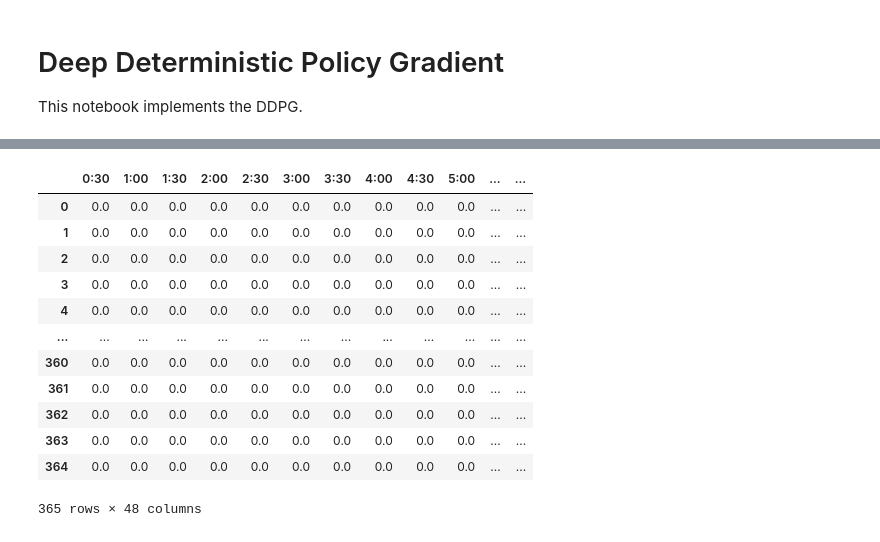
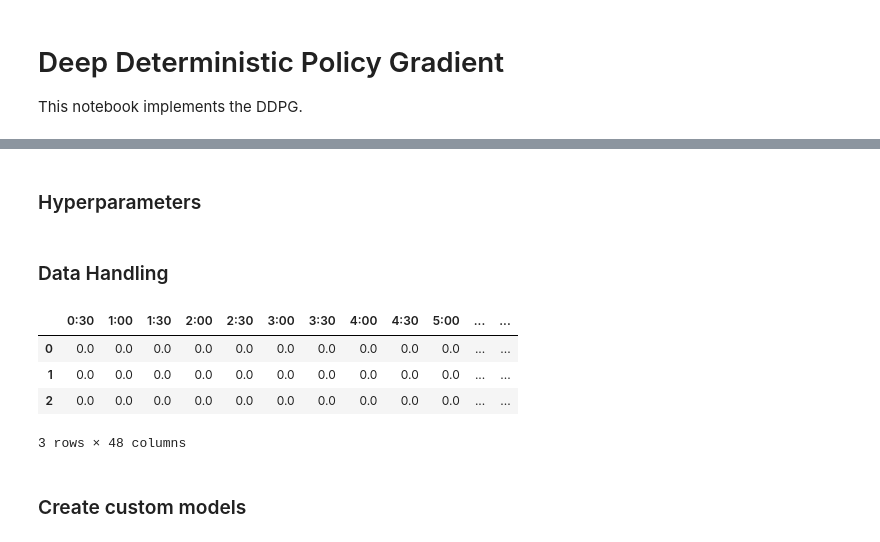
Before and after one commit to JonasSievers/Federated-Reinforcement-Learning-for-Battery-Charging, a Jupyter notebook: src/notebooks/DDPG.ipynb, the cells around one changed output, grey strips where cells are left out. Cells and saved outputs as stored; diff of their text form; code cells hidden in the pictures.

```diff
--- a/src/notebooks/DDPG.ipynb
+++ b/src/notebooks/DDPG.ipynb
@@ -33 +47,3 @@ WARNING:tensorflow:From c:\Users\rs1044\Documents\GitHub\Federated-Reinforcement
+# %% [markdown]
+### Hyperparameters
 # %%
@@ -168,23 +182,17 @@ Regular evaluations help track the agent's progress, enabling the identification
 a basis for comparison between different training iterations.
 """
 eval_interval = 50
+# %% [markdown]
+### Data Handling
 # %%
 # Load data
 data_train = DL.get_customer_data(DL.loadData('../../data/load1011.csv'), DL.loadPrice('../../data/price.csv'), customer)
 data_eval = DL.get_customer_data(DL.loadData('../../data/load1112.csv'), DL.loadPrice('../../data/price.csv'), customer)
 # %%
-data_train[1]
+data_train[1][:3]
 # %% [output]
 |  | 0:30 | 1:00 | 1:30 | 2:00 | 2:30 | 3:00 | 3:30 | 4:00 | 4:30 | 5:00 | ... | ... |
 | 0 | 0.0 | 0.0 | 0.0 | 0.0 | 0.0 | 0.0 | 0.0 | 0.0 | 0.0 | 0.0 | ... | ... |
 | 1 | 0.0 | 0.0 | 0.0 | 0.0 | 0.0 | 0.0 | 0.0 | 0.0 | 0.0 | 0.0 | ... | ... |
 | 2 | 0.0 | 0.0 | 0.0 | 0.0 | 0.0 | 0.0 | 0.0 | 0.0 | 0.0 | 0.0 | ... | ... |
-| 3 | 0.0 | 0.0 | 0.0 | 0.0 | 0.0 | 0.0 | 0.0 | 0.0 | 0.0 | 0.0 | ... | ... |
-| 4 | 0.0 | 0.0 | 0.0 | 0.0 | 0.0 | 0.0 | 0.0 | 0.0 | 0.0 | 0.0 | ... | ... |
-| ... | ... | ... | ... | ... | ... | ... | ... | ... | ... | ... | ... | ... |
-| 360 | 0.0 | 0.0 | 0.0 | 0.0 | 0.0 | 0.0 | 0.0 | 0.0 | 0.0 | 0.0 | ... | ... |
-| 361 | 0.0 | 0.0 | 0.0 | 0.0 | 0.0 | 0.0 | 0.0 | 0.0 | 0.0 | 0.0 | ... | ... |
-| 362 | 0.0 | 0.0 | 0.0 | 0.0 | 0.0 | 0.0 | 0.0 | 0.0 | 0.0 | 0.0 | ... | ... |
-| 363 | 0.0 | 0.0 | 0.0 | 0.0 | 0.0 | 0.0 | 0.0 | 0.0 | 0.0 | 0.0 | ... | ... |
-| 364 | 0.0 | 0.0 | 0.0 | 0.0 | 0.0 | 0.0 | 0.0 | 0.0 | 0.0 | 0.0 | ... | ... |
-365 rows × 48 columns
+3 rows × 48 columns
@@ -263,0 +199,2 @@ target_critic_layers = [copy_layer(layer) for layer in custom_layers]
+# %% [markdown]
+### Create custom models
```
Also changed, not shown: parts of 9 cells of this notebook, 3 other files.
